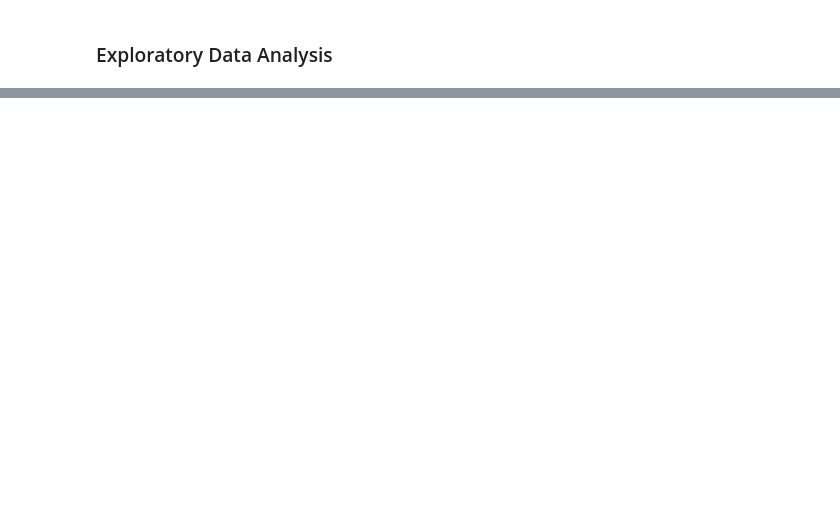
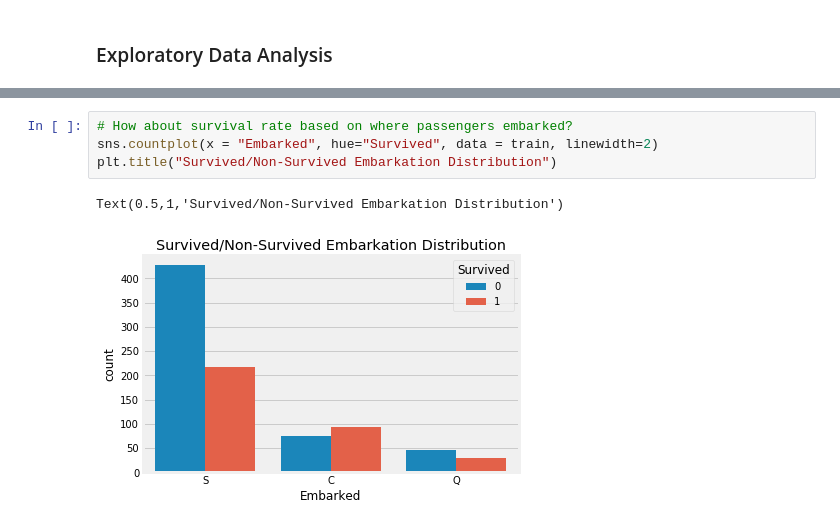
Before and after one commit to DataScienceClub777/DSC, a Jupyter notebook: DSC Titanic.ipynb, the cells around one changed output, grey strips where cells are left out. Drawn from its saved outputs; the diff is of its cells as text; blank space fills up the shorter version.

```diff
--- a/DSC Titanic.ipynb
+++ b/DSC Titanic.ipynb
@@ -122,3 +135,10 @@ labels = ['Upper', 'Middle', 'Lower']
+# %%
+# How about survival rate based on where passengers embarked?
+sns.countplot(x = "Embarked", hue="Survived", data = train, linewidth=2)
+plt.title("Survived/Non-Survived Embarkation Distribution")
+# %% [output]
+Text(0.5,1,'Survived/Non-Survived Embarkation Distribution')
+[figure, added]
 # %%
 # Let's create a kernal density plot to further examine survival rate by socio economic class
 fig = plt.figure(figsize=(15,8),)
```
Also changed, not shown: parts of 36 cells of this notebook.
